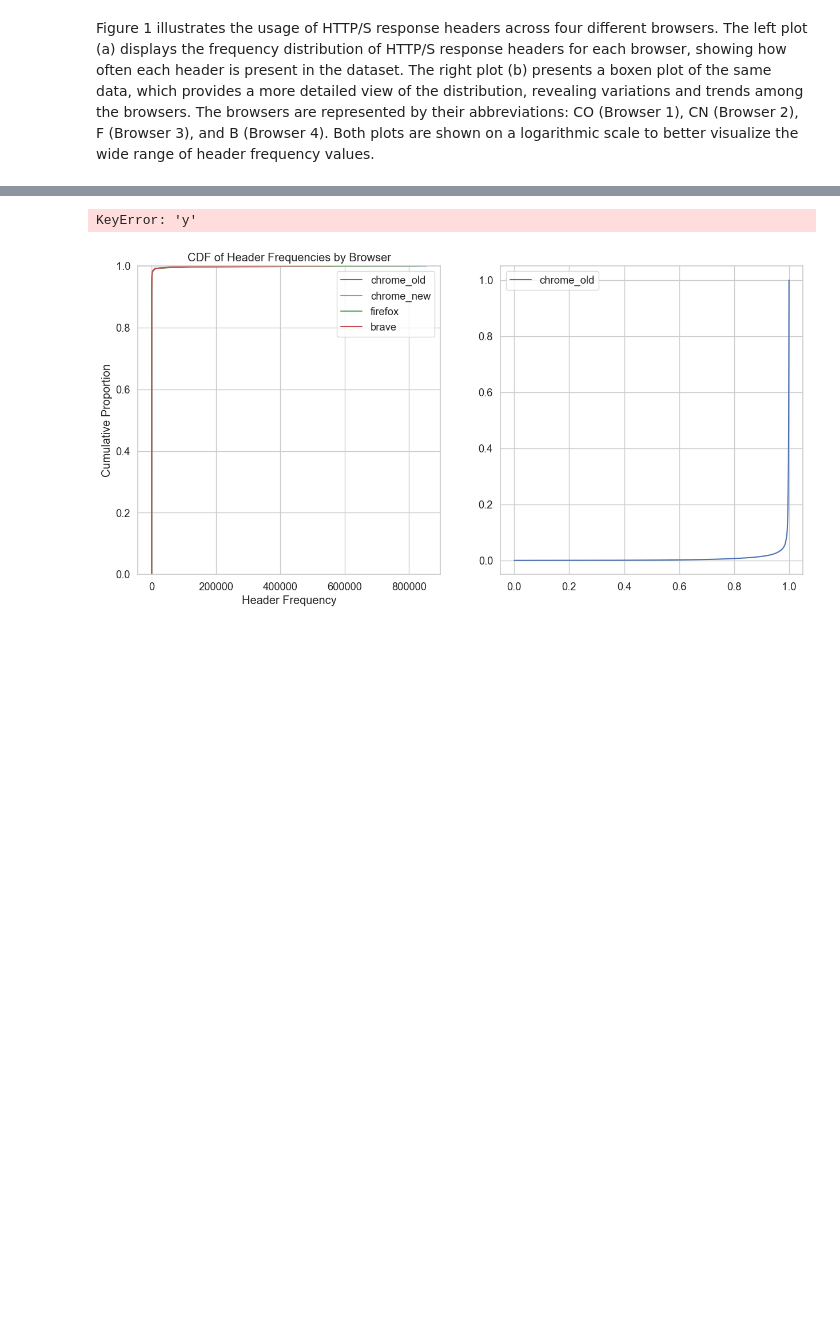
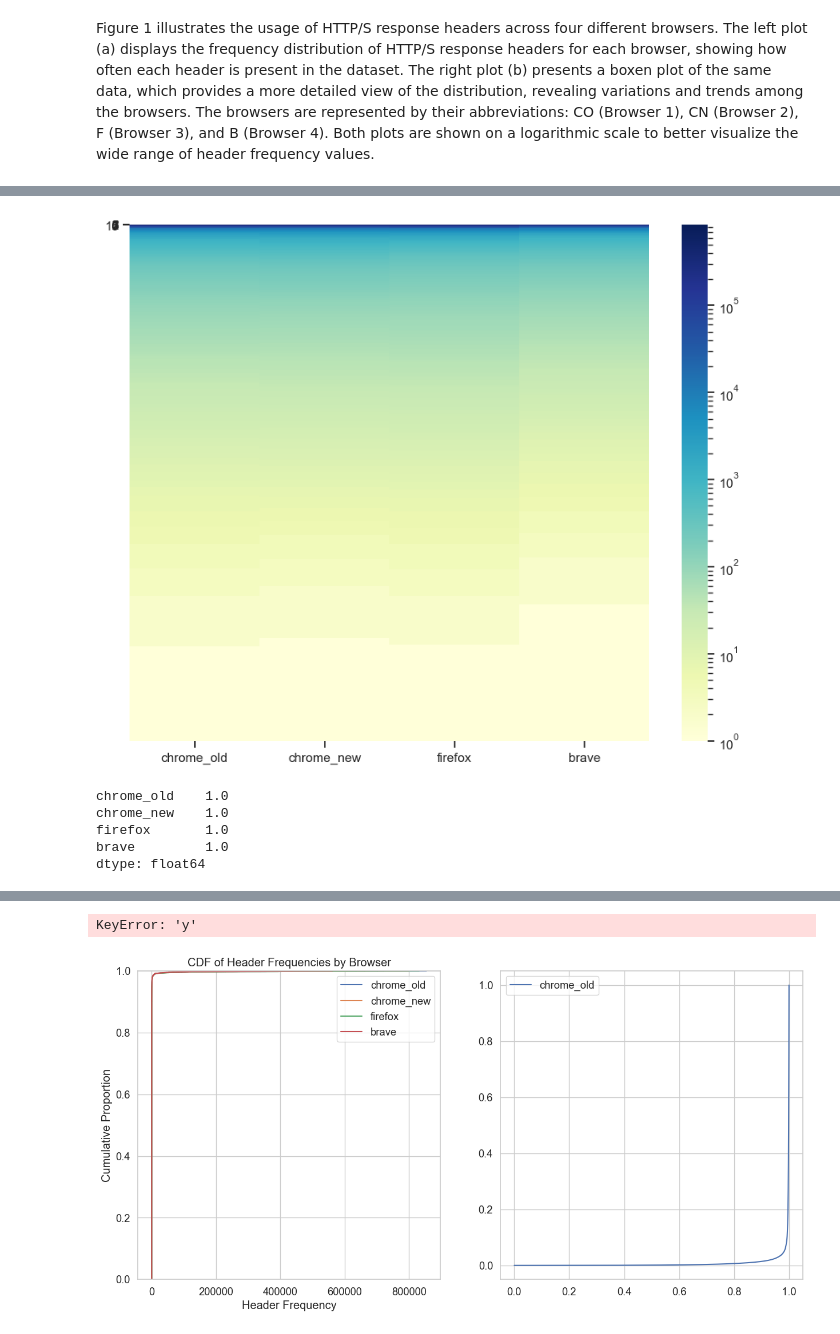
Before and after one commit to wolfrieder/http-response-classifier, a Jupyter notebook: notebooks/visualizations.ipynb, the cells around one changed output, grey strips where cells are left out. Cells and saved outputs as stored; diff of their text form; code cells hidden in the pictures; blank space fills up the shorter version.

```diff
--- a/notebooks/visualizations.ipynb
+++ b/notebooks/visualizations.ipynb
@@ -251,16 +240,3 @@ plt.tight_layout()
 plt.show()
 # %% [output]
 [figure]
-# %%
-fig, ax = plt.subplots()
-sns.boxenplot(a, ax=ax)
-ax.set_yscale("log")
-
-# Format y-axis ticks as full numbers
-def format_full_number(x, pos):
-    return '{:0.0f}'.format(x)
-
-formatter = FuncFormatter(format_full_number)
-ax.yaxis.set_major_formatter(formatter)
-
-plt.show()
@@ -314,0 +340,17 @@ Figure 1 illustrates the usage of HTTP/S response headers across four different
+# %%
+plt.figure(figsize = (10,8))
+sns.heatmap(header_frequencies_data, cmap = 'YlGnBu', norm=LogNorm(), cbar_kws={'ticks': np.logspace(0, 6, 7)})
+# Invert the y-axis
+ax.invert_yaxis()
+
+# Set y-axis to a logarithmic scale manually
+log_ticks = np.logspace(2, 6, num=5)  # Adjust the range according to your data
+ax.set_yticks(log_ticks)
+ax.set_yticklabels([f'{int(tick):d}' for tick in log_ticks])
+
+# Ensure the log scale is correctly reflected
+ax.set_yscale('log')
+
+plt.show()
+# %% [output]
+[figure, added]
@@ -314,0 +359,8 @@ Figure 1 illustrates the usage of HTTP/S response headers across four different
+# %%
+header_frequencies_data.min()
+# %% [output]
+chrome_old    1.0
+chrome_new    1.0
+firefox       1.0
+brave         1.0
+dtype: float64
```
Also changed, not shown: parts of 42 cells of this notebook, 6 other files.
